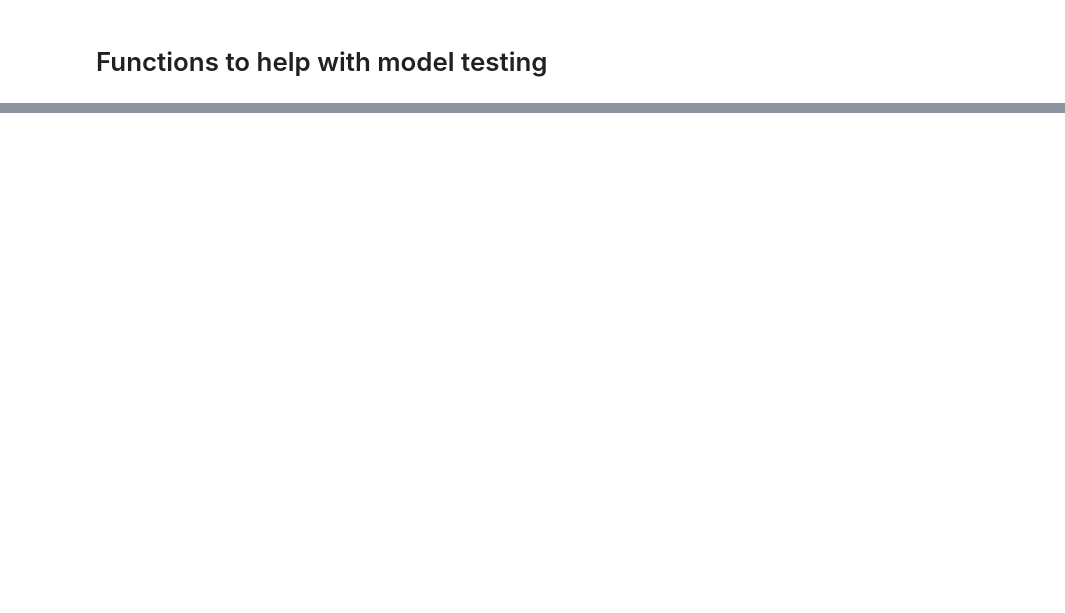
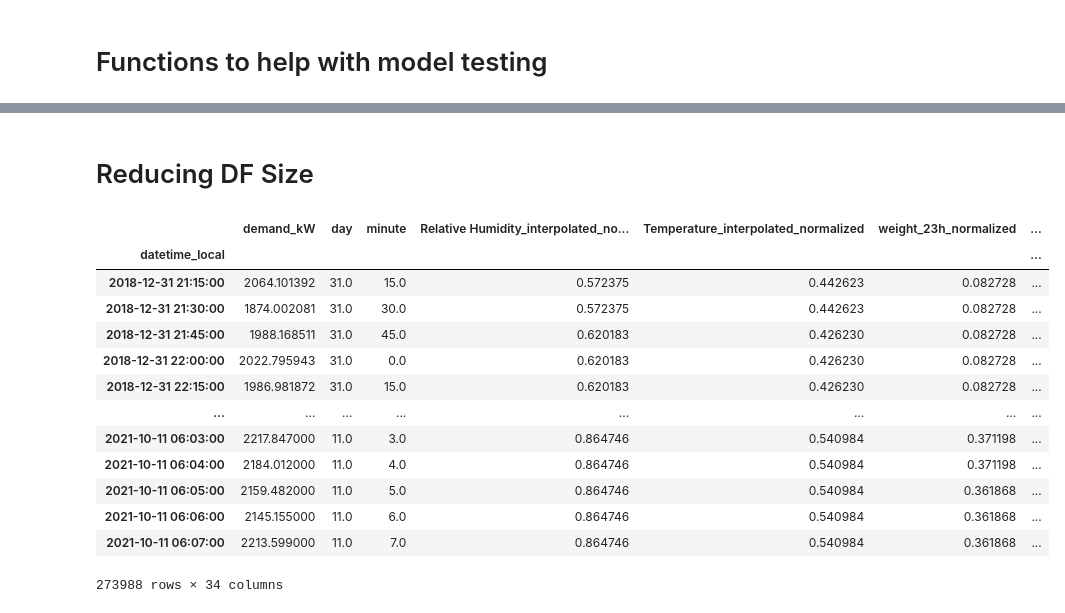
Before and after one commit to Robpennekamp/AppliedMachineLearning, a Jupyter notebook: AppliedMLdataproject2_Rob2.ipynb, the cells around one changed output, grey strips where cells are left out. Drawn from its saved outputs; the diff is of its cells as text; code cells hidden in the pictures; blank space fills up the shorter version.

```diff
--- a/AppliedMLdataproject2_Rob2.ipynb
+++ b/AppliedMLdataproject2_Rob2.ipynb
@@ -156,0 +198,6 @@ base_df = pd.concat([base_df, base_door], axis=1)
+# %%
+#dropping = ['day', 'datetime', 'datetime_UTC', 'minute']
+#for x in dropping:
+#    new_df = new_df.drop(x, axis=1)
+for x in new_df.columns:
+    print(x, new_df[x].isna().sum())
@@ -156,0 +222,6 @@ base_df = pd.concat([base_df, base_door], axis=1)
+# %%
+new_df.rename(columns={'demand_kW_interpolated':'demand_kW'}, inplace=True)
+new_df = new_df.dropna(subset = ['demand_kW', 'weight_1h_normalized', 'doors_open_normalized', 'pallet_movement_5min_normalized'], axis=0)
+# %%
+for x in new_df.columns:
+    print(x, new_df[x].isna().sum())
@@ -194,7 +297,7 @@ def interpolate_column(df, colname):
 #### interpolate/one-hot-encoding/normalizing
 DECISION: ?  normalization of the doors_open
 # %%
-interpolate = ['Temperature', 'Relative Humidity']
+interpolate = ['Temperature', 'Relative Humidity', 'demand_kW']
 to_normalize = ['Relative Humidity_interpolated', 'Temperature_interpolated', 'weight_23h','weight_10h', 'weight_5h', 'weight_1h', 'pallet_movement_5min', 'doors_open']
 add_one_hot_encoding = ['weekday', 'year', 'month']
 
@@ -415,0 +521,20 @@ Training model...
+# %% [markdown]
+# Reducing DF Size
+# %%
+a1 = dummy_normalized_df[dummy_normalized_df[]].copy()
+a1
+# %% [output]
+|  | demand_kW | day | minute | Relative Humidity_interpolated_no... | Temperature_interpolated_normalized | weight_23h_normalized | ... |
+| datetime_local |  |  |  |  |  |  | ... |
+| 2018-12-31 21:15:00 | 2064.101392 | 31.0 | 15.0 | 0.572375 | 0.442623 | 0.082728 | ... |
+| 2018-12-31 21:30:00 | 1874.002081 | 31.0 | 30.0 | 0.572375 | 0.442623 | 0.082728 | ... |
+| 2018-12-31 21:45:00 | 1988.168511 | 31.0 | 45.0 | 0.620183 | 0.426230 | 0.082728 | ... |
+| 2018-12-31 22:00:00 | 2022.795943 | 31.0 | 0.0 | 0.620183 | 0.426230 | 0.082728 | ... |
+| 2018-12-31 22:15:00 | 1986.981872 | 31.0 | 15.0 | 0.620183 | 0.426230 | 0.082728 | ... |
+| ... | ... | ... | ... | ... | ... | ... | ... |
+| 2021-10-11 06:03:00 | 2217.847000 | 11.0 | 3.0 | 0.864746 | 0.540984 | 0.371198 | ... |
+| 2021-10-11 06:04:00 | 2184.012000 | 11.0 | 4.0 | 0.864746 | 0.540984 | 0.371198 | ... |
+| 2021-10-11 06:05:00 | 2159.482000 | 11.0 | 5.0 | 0.864746 | 0.540984 | 0.361868 | ... |
+| 2021-10-11 06:06:00 | 2145.155000 | 11.0 | 6.0 | 0.864746 | 0.540984 | 0.361868 | ... |
+| 2021-10-11 06:07:00 | 2213.599000 | 11.0 | 7.0 | 0.864746 | 0.540984 | 0.361868 | ... |
+273988 rows × 34 columns
```
Also changed, not shown: parts of 18 cells of this notebook, 2 other files.
